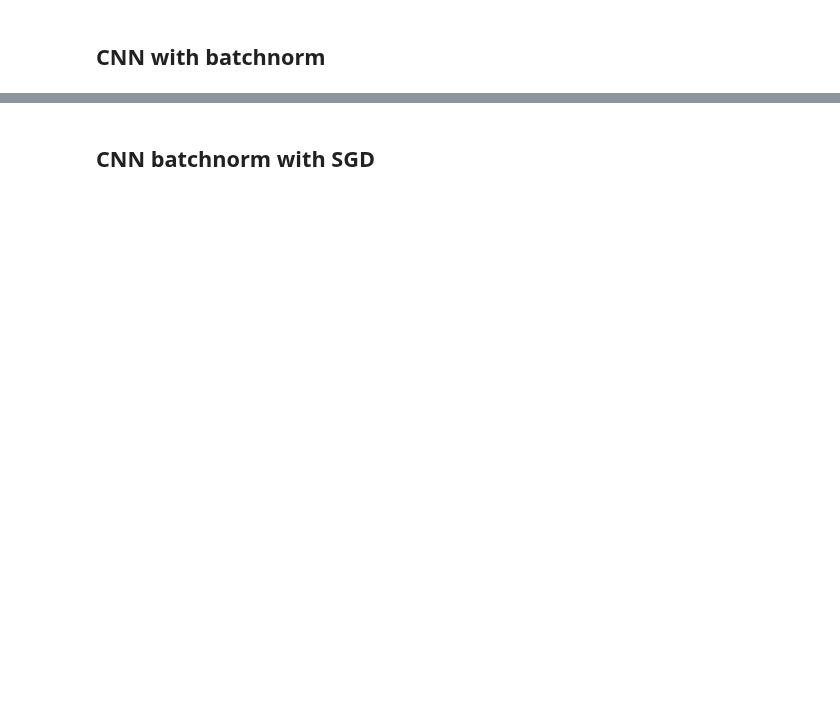
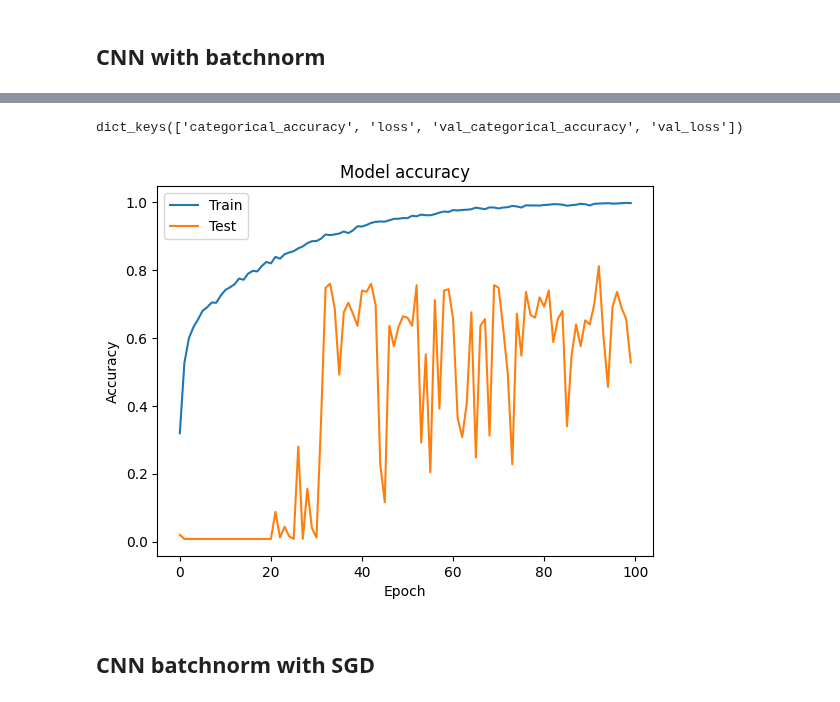
Before and after one commit to Stulejarz/DLP_autoXRD, a Jupyter notebook: model_evaluation.ipynb, the cells around one changed output, grey strips where cells are left out. Cells and saved outputs as stored; diff of their text form; code cells hidden in the pictures; blank space fills up the shorter version.

```diff
--- a/model_evaluation.ipynb
+++ b/model_evaluation.ipynb
@@ -456,3 +519,17 @@ Epoch 100/100
+# %%
+batchnorm_hist.history.keys()
+# %% [output]
+dict_keys(['categorical_accuracy', 'loss', 'val_categorical_accuracy', 'val_loss'])
+# %%
+plt.plot(batchnorm_hist.history['categorical_accuracy'])
+plt.plot(batchnorm_hist.history['val_categorical_accuracy'])
+plt.title('Model accuracy')
+plt.ylabel('Accuracy')
+plt.xlabel('Epoch')
+plt.legend(['Train', 'Test'], loc='upper left')
+plt.show()
+# %% [output]
+[figure, added]
 # %% [markdown]
 ## CNN batchnorm with SGD
 # %%
```
Also changed, not shown: parts of 15 cells of this notebook.
